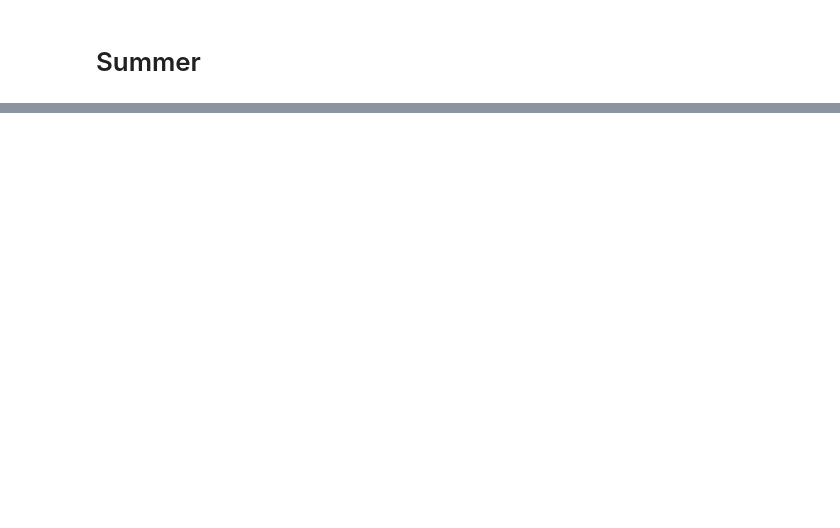
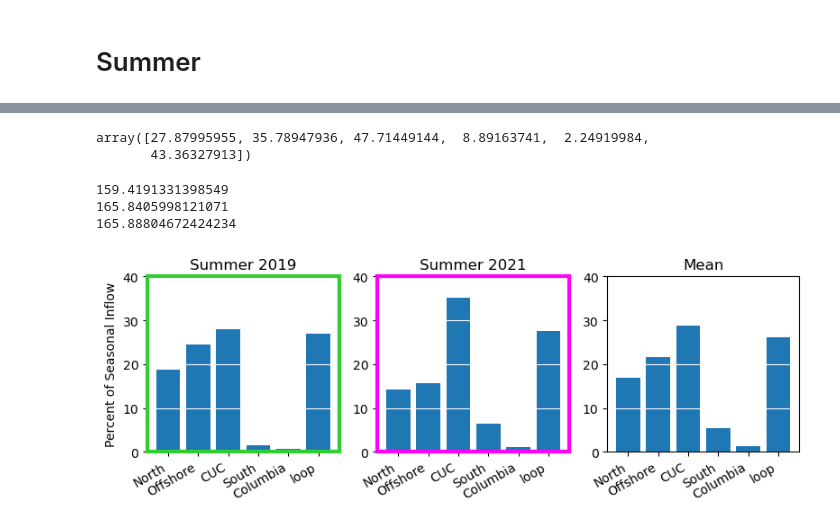
Before and after one commit to rbeutel/LO_user, a Jupyter notebook: ariane/OSManalysis.ipynb, the cells around one changed output, grey strips where cells are left out. Cells and saved outputs as stored; diff of their text form; code cells hidden in the pictures; blank space fills up the shorter version.

```diff
--- a/ariane/OSManalysis.ipynb
+++ b/ariane/OSManalysis.ipynb
@@ -64,0 +65,48 @@ plt.tight_layout()
+# %%
+np.array([Snorth,Soffshore,Scuc,Ssouth,Scol,Sloop])/1000
+# %% [output]
+array([27.87995955, 35.78947936, 47.71449144,  8.89163741,  2.24919984,
+       43.36327913])
+# %%
+# same thing but percentages
+fig, ax = plt.subplots(1,3,figsize=(8,3))
+
+sources = ['North','Offshore','CUC','South','Columbia','loop']
+
+total = np.sum([trans.s19[nor],trans.s19[off],trans.s19[cuc],trans.s19[sou],trans.s19[col],trans.s19[loo]])
+print(total/1000)
+ax[0].bar(sources,[100*(trans.s19[nor]/total),100*(trans.s19[off]/total),100*(trans.s19[cuc]/total),100*(trans.s19[sou]/total),100*(trans.s19[col]/total),100*(trans.s19[loo]/total)])
+total = np.sum([trans.s21[nor],trans.s21[off],trans.s21[cuc],trans.s21[sou],trans.s21[col],trans.s21[loo]])
+print(total/1000)
+ax[1].bar(sources,[(trans.s21[nor]/total)*100,(trans.s21[off]/total)*100,(trans.s21[cuc]/total)*100,(trans.s21[sou]/total)*100,(trans.s21[col]/total)*100,(trans.s21[loo]/total)*100])
+total = np.sum([Snorth,Soffshore,Scuc,Ssouth,Scol,Sloop])
+print(total/1000)
+ax[2].bar(sources,[(Snorth/total)*100,(Soffshore/total)*100,(Scuc/total)*100,(Ssouth/total)*100,(Scol/total)*100,(Sloop/total)*100])
+
+ax[0].set_title('Summer 2019') # high O2 summer
+ax[1].set_title('Summer 2021') # hypoxia summer
+ax[2].set_title('Mean')
+ax[0].set_ylabel('Percent of Seasonal Inflow')
+
+for axs in ax:
+    axs.set_ylim([0,40])
+    axs.set_xticklabels(sources,rotation=30, ha='right')
+    axs.grid(axis='y',color='w')
+
+#make border match dot colour
+for spine in ax[0].spines.values():
+        spine.set_edgecolor('limegreen')
+        spine.set_linewidth(3)
+
+#make border match dot colour
+for spine in ax[1].spines.values():
+        spine.set_edgecolor('magenta')
+        spine.set_linewidth(3)
+
+plt.tight_layout()
+# plt.savefig("./figures/summerbar.jpg")
+# %% [output]
+159.4191331398549
+165.8405998121071
+165.88804672424234
+[figure, added]
```
Also changed, not shown: parts of 15 cells of this notebook, 10 other files.
